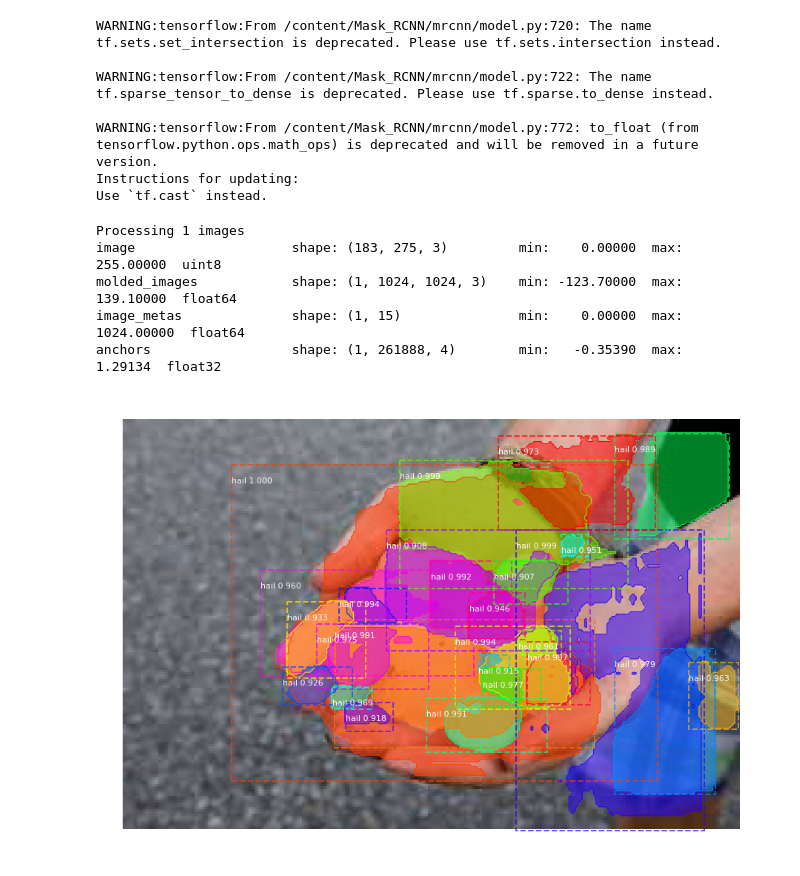
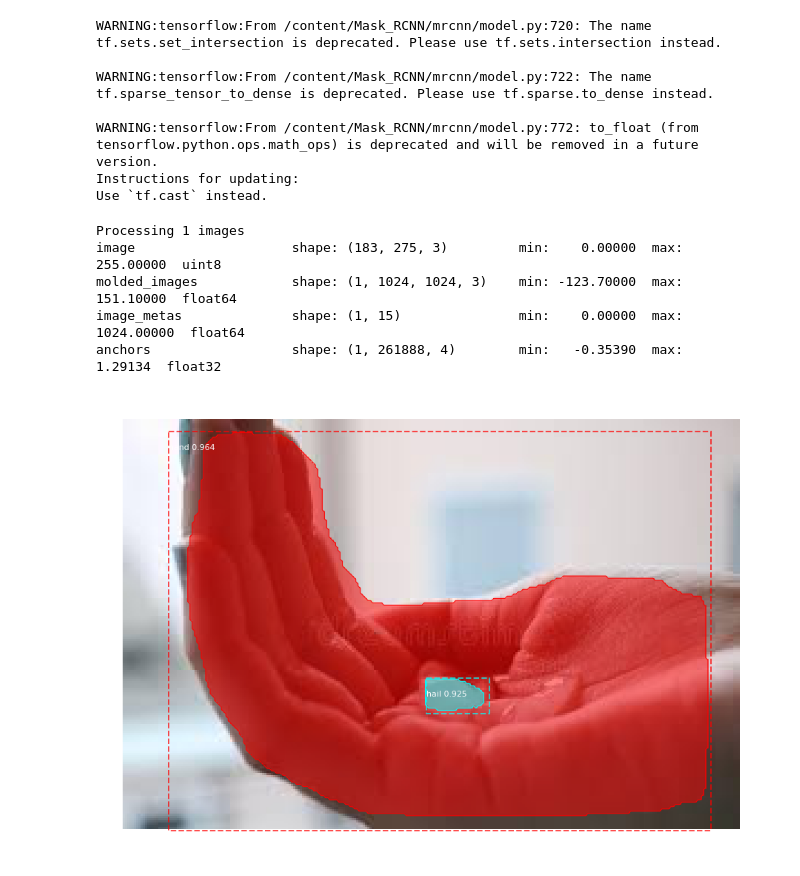
Before and after one commit to anoopmoothedath/Mask_RCNN, a Jupyter notebook: hail.ipynb, the cells around one changed output. Saved outputs shown, nothing was run; the diff lists cells and outputs as text; code cells hidden in the pictures.

```diff
--- a/hail.ipynb
+++ b/hail.ipynb
@@ -363,5 +346,5 @@ for a in annotations:
 # %%
-weights_path="/content/drive/My Drive/Mask_RCNN_Hail/mask_rcnn_balloon.h5"
+weights_path="/content/drive/My Drive/Mask_RCNN_Hail/hail_weights_combined.h5"
 model.keras_model.save_weights(weights_path)
 # %%
 class InferenceConfig(HailConfig):
@@ -407,24 +390,24 @@ class_names = ['BG','hail','hand']
 # %%
 import random
 from mrcnn import visualize
 
-IMAGE_DIR="/content/drive/My Drive/Mask_RCNN_Hail/Anoop/test/"
+IMAGE_DIR="/content/drive/My Drive/Mask_RCNN_Hail/Combined/test/"
 
 # Load a random image from the images folder
-file_names = next(os.walk(IMAGE_DIR))[2]
+file_names =next(os.walk(IMAGE_DIR))[2]
 image = skimage.io.imread(os.path.join(IMAGE_DIR, random.choice(file_names)))
 
 # Run detection
 results = model.detect([image], verbose=1)
 
 # Visualize results
 r = results[0]
 visualize.display_instances(image, r['rois'], r['masks'], r['class_ids'],
                             class_names, r['scores'])
 # %% [output]
 Processing 1 images
 image                    shape: (183, 275, 3)         min:    0.00000  max:  255.00000  uint8
-molded_images            shape: (1, 1024, 1024, 3)    min: -123.70000  max:  139.10000  float64
+molded_images            shape: (1, 1024, 1024, 3)    min: -123.70000  max:  151.10000  float64
 image_metas              shape: (1, 15)               min:    0.00000  max: 1024.00000  float64
 anchors                  shape: (1, 261888, 4)        min:   -0.35390  max:    1.29134  float32
-[figure, old version]
+[figure, new version]
```
Also changed, not shown: parts of 5 cells of this notebook.
